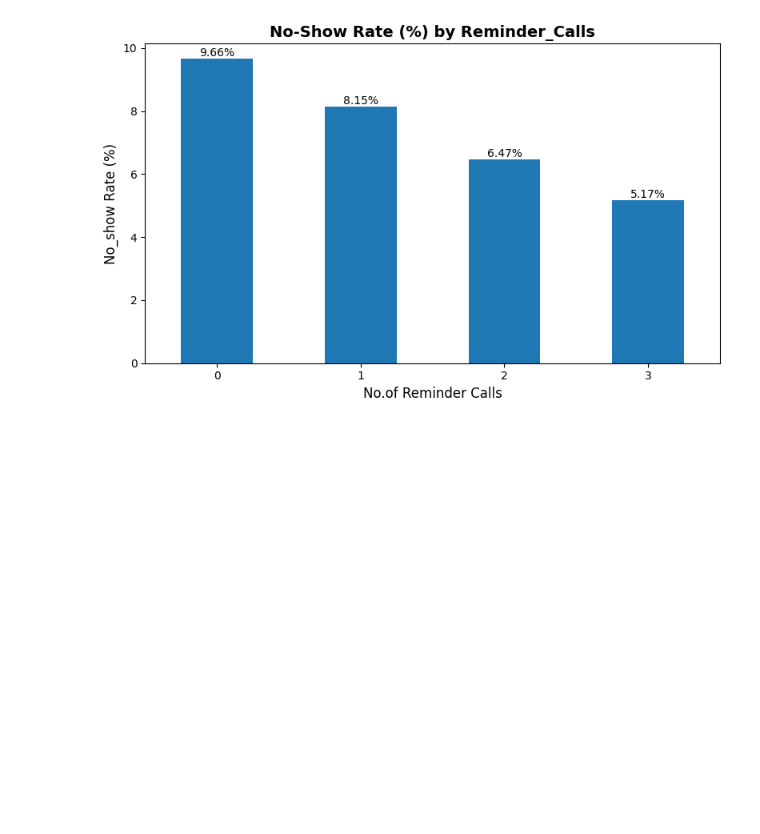
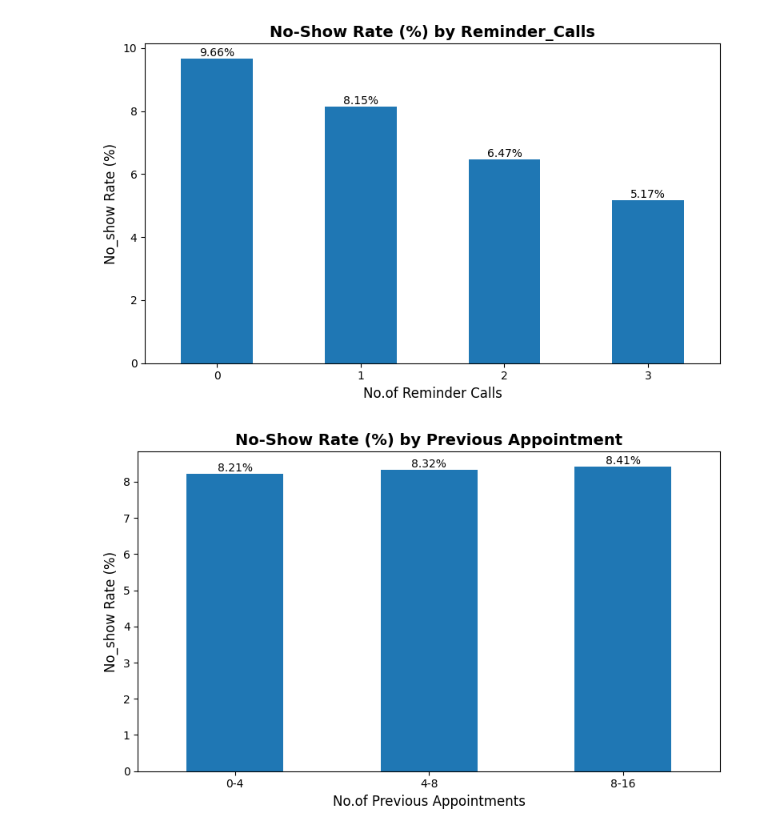
Before and after one commit to akashcstech/Health_Care_No_Show_Data_Analysis, a Jupyter notebook: Data_clean.ipynb, the cells around one changed output. Drawn from its saved outputs; the diff is of its cells as text; code cells hidden in the pictures; blank space fills up the shorter version.

Commit message:
No-Show Rate (%) by Previous Apointments

```diff
--- a/Data_clean.ipynb
+++ b/Data_clean.ipynb
@@ -1383,0 +1387,11 @@ view_callns
+# %%
+pdf2['previous_appointments_group'] = pd.cut(
+    pdf2['previous_appointments'],
+    bins = [0,4,8,16],
+    labels = ['0-4','4-8','8-16'],
+    include_lowest=True
+)
+
+pans= pd.crosstab(pdf2['previous_appointments_group'], pdf['no_show'])
+
+pans
@@ -1383,0 +1404,6 @@ view_callns
+# %%
+pans[['0_pct', '1_pct']] = (pd.crosstab(pdf2['previous_appointments_group'], pdf['no_show'], normalize='index') * 100).round(2)
+view_pre_appointment = pans.copy()
+view_pre_appointment[['0_pct', '1_pct']] = view_pre_appointment[['0_pct', '1_pct']].astype(str) + '%'
+
+view_pre_appointment
@@ -1446,3 +1478,18 @@ plt.tight_layout()
 plt.show()
 # %% [output]
 [figure]
+# %%
+# No-Show Rate (%) by Previous Apointments
+ax = pans['1_pct'].plot(kind='bar', figsize=(8,5))
+
+for container in ax.containers:
+    plt.bar_label(container, fmt='%.2f%%')
+
+plt.title('No-Show Rate (%) by Previous Appointment', fontsize=14, fontweight='bold')
+plt.xlabel('No.of Previous Appointments', fontsize=12)
+plt.xticks(rotation=0)
+plt.ylabel('No_show Rate (%)', fontsize=12)
+plt.tight_layout()
+plt.show()
+# %% [output]
+[figure, added]
```
Also changed, not shown: parts of 3 cells of this notebook, 1 other file.
